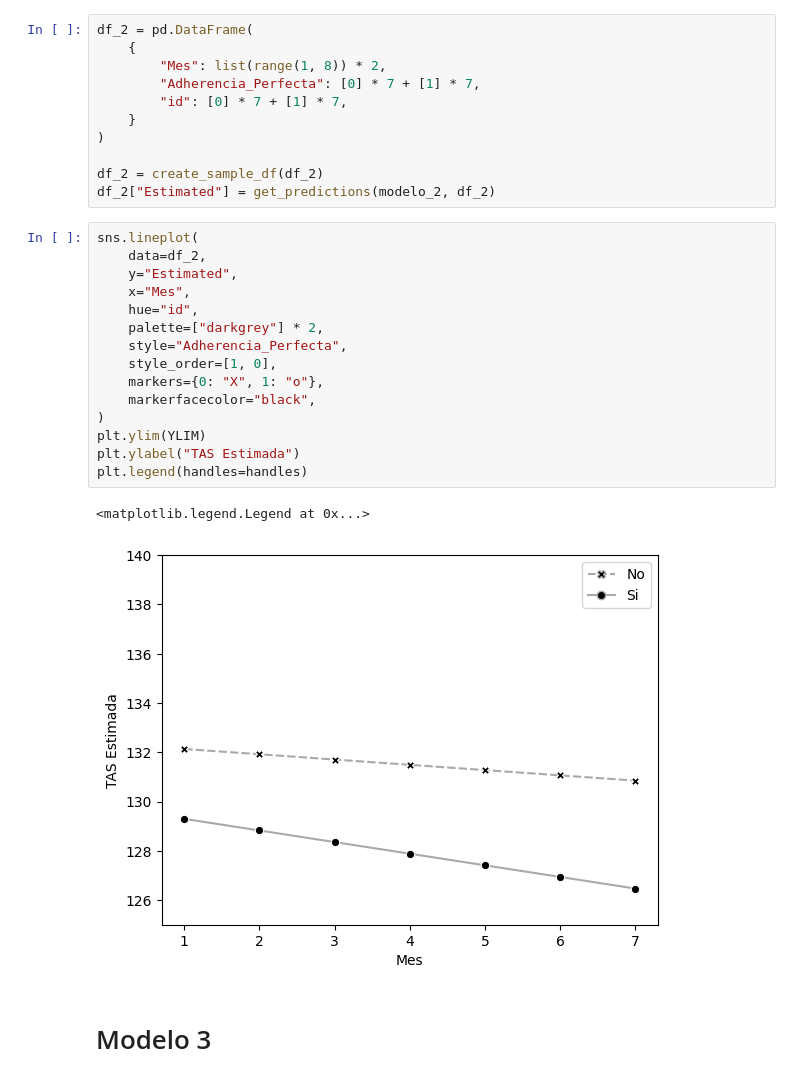
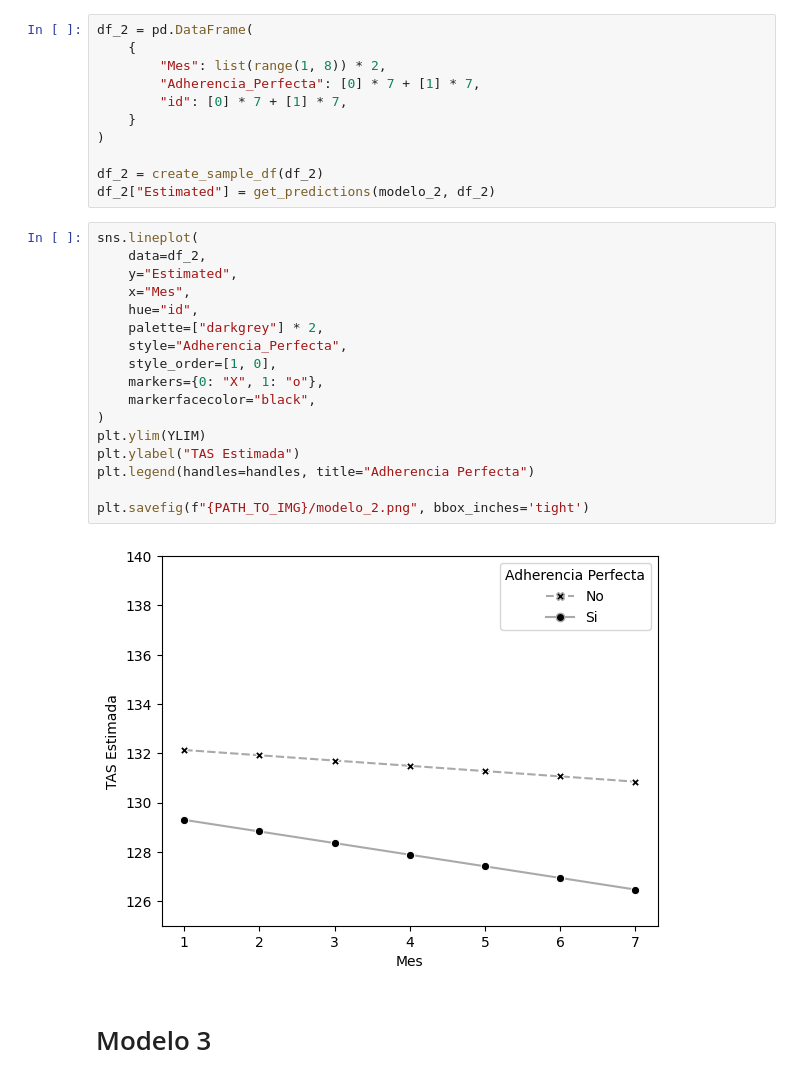
Before and after one commit to ecometto94/Tesis, a Jupyter notebook: Sintaxis/Análisis Inferencial_R.ipynb, the cells around one changed output. Cells and saved outputs as stored; diff of their text form.

```diff
--- a/Sintaxis/Análisis Inferencial_R.ipynb
+++ b/Sintaxis/Análisis Inferencial_R.ipynb
@@ -259,21 +261,22 @@ df_2["Estimated"] = get_predictions(modelo_2, df_2)
 # %%
 sns.lineplot(
     data=df_2,
     y="Estimated",
     x="Mes",
     hue="id",
     palette=["darkgrey"] * 2,
     style="Adherencia_Perfecta",
     style_order=[1, 0],
     markers={0: "X", 1: "o"},
     markerfacecolor="black",
 )
 plt.ylim(YLIM)
 plt.ylabel("TAS Estimada")
-plt.legend(handles=handles)
+plt.legend(handles=handles, title="Adherencia Perfecta")
+
+plt.savefig(f"{PATH_TO_IMG}/modelo_2.png", bbox_inches='tight')
 # %% [output]
-<matplotlib.legend.Legend at 0x...>
-[figure, old version]
+[figure, new version]
 # %% [markdown]
 # Modelo 3
 # %%
```
Also changed, not shown: parts of 9 cells of this notebook, 6 other files.
